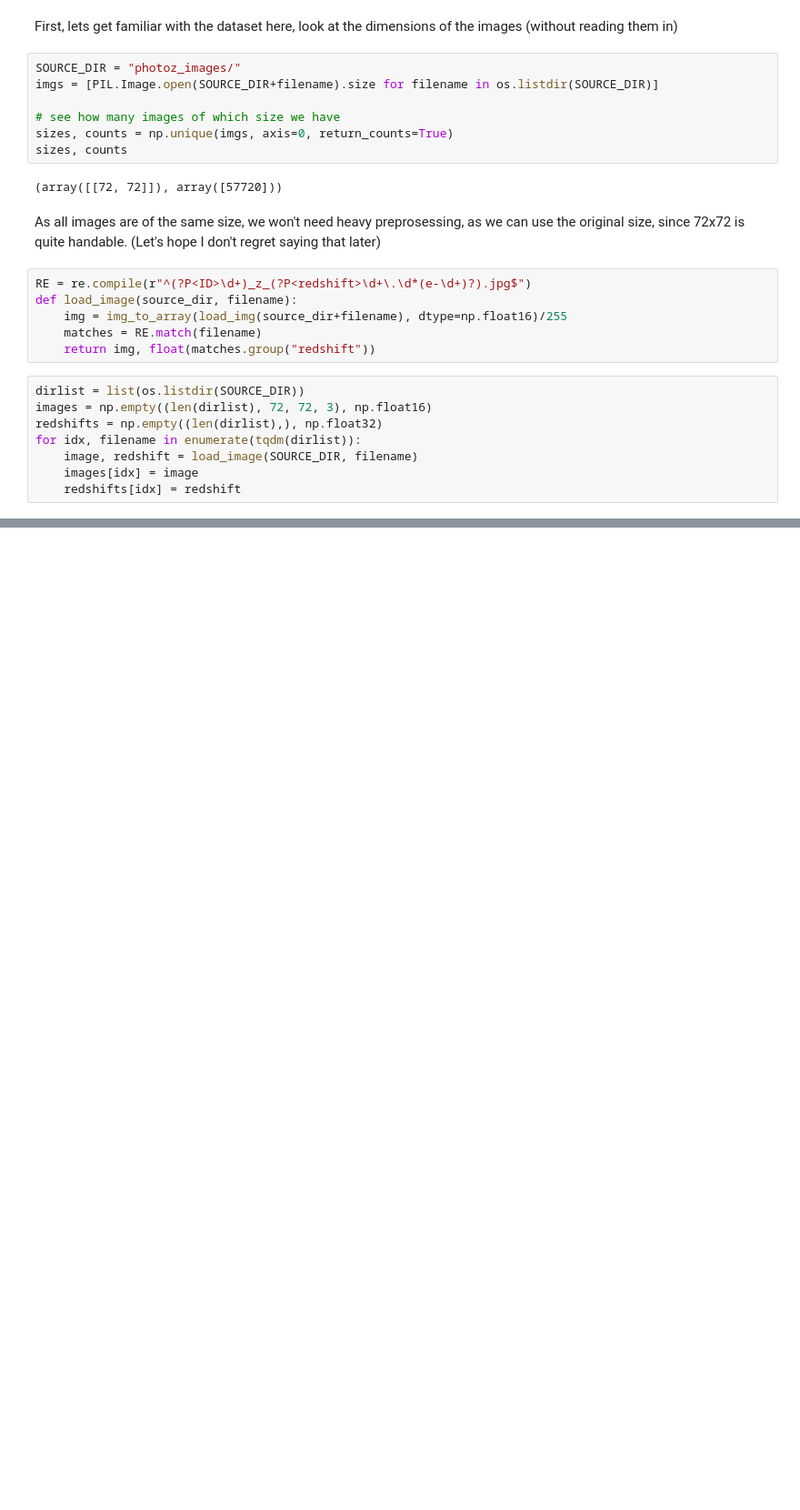
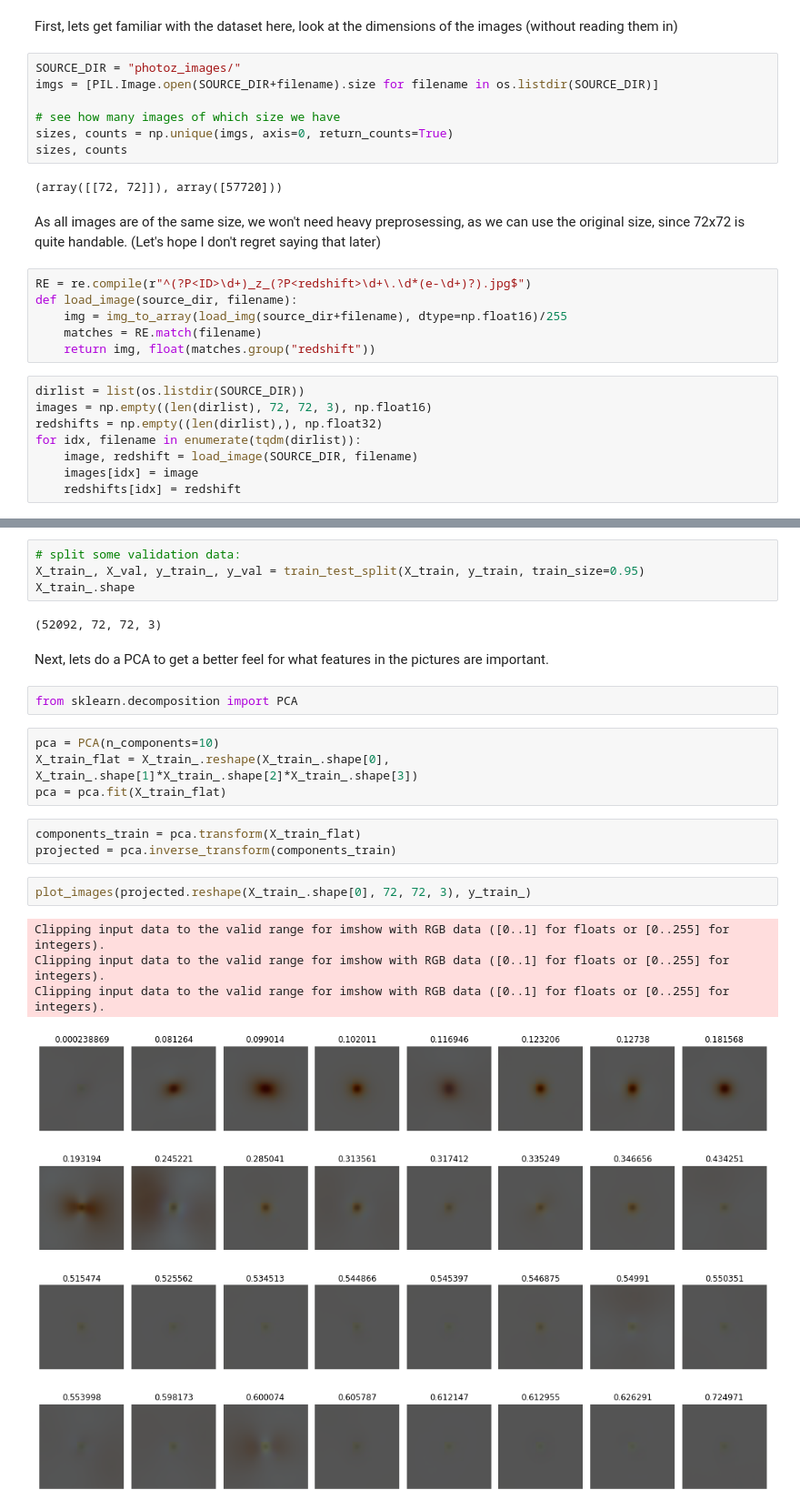
Before and after one commit to The-Ludwig/mlfp, a Jupyter notebook: project/Photometric Redshift.ipynb, the cells around one changed output, grey strips where cells are left out. Shown at 91% size. Saved outputs shown, nothing was run; the diff lists cells and outputs as text; blank space fills up the shorter version.

```diff
--- a/project/Photometric Redshift.ipynb
+++ b/project/Photometric Redshift.ipynb
@@ -53,0 +72,24 @@ X_train, X_test, y_train, y_test = train_test_split(images, redshifts)
+# %%
+# split some validation data:
+X_train_, X_val, y_train_, y_val = train_test_split(X_train, y_train, train_size=0.95)
+X_train_.shape
+# %% [output]
+(52092, 72, 72, 3)
+# %% [markdown]
+Next, lets do a PCA to get a better feel for what features in the pictures are important.
+# %%
+from sklearn.decomposition import PCA
+# %%
+pca = PCA(n_components=10)
+X_train_flat = X_train_.reshape(X_train_.shape[0], X_train_.shape[1]*X_train_.shape[2]*X_train_.shape[3])
+pca = pca.fit(X_train_flat)
+# %%
+components_train = pca.transform(X_train_flat)
+projected = pca.inverse_transform(components_train)
+# %%
+plot_images(projected.reshape(X_train_.shape[0], 72, 72, 3), y_train_)
+# %% [output]
+Clipping input data to the valid range for imshow with RGB data ([0..1] for floats or [0..255] for integers).
+Clipping input data to the valid range for imshow with RGB data ([0..1] for floats or [0..255] for integers).
+Clipping input data to the valid range for imshow with RGB data ([0..1] for floats or [0..255] for integers).
+[figure, added]
```
Also changed, not shown: parts of 37 cells of this notebook, 3 other files.
